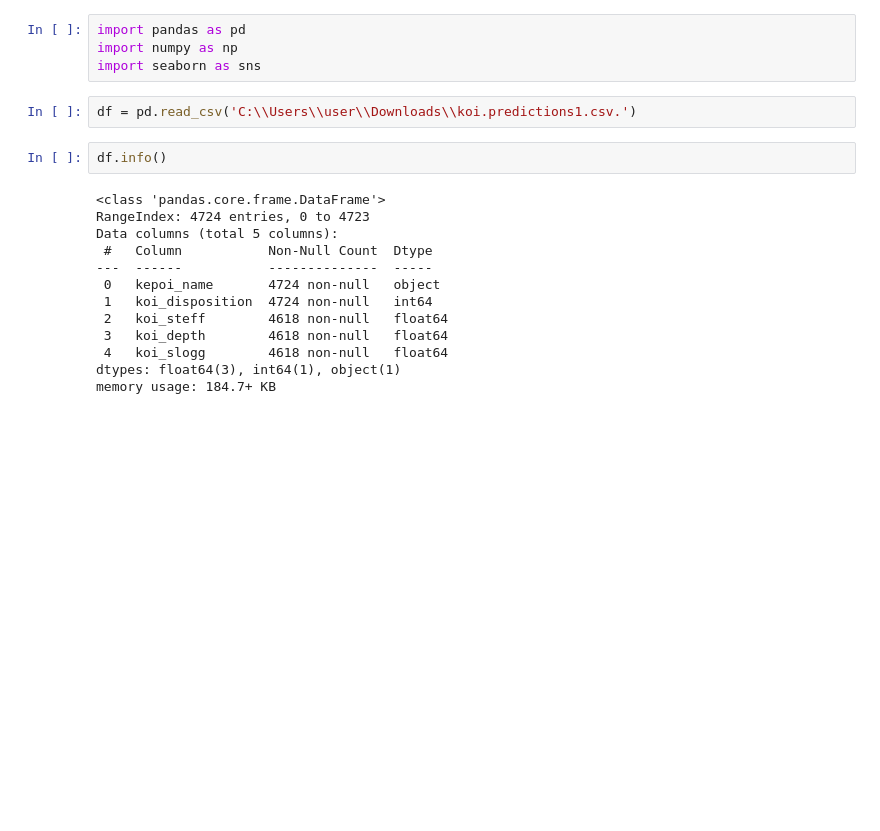
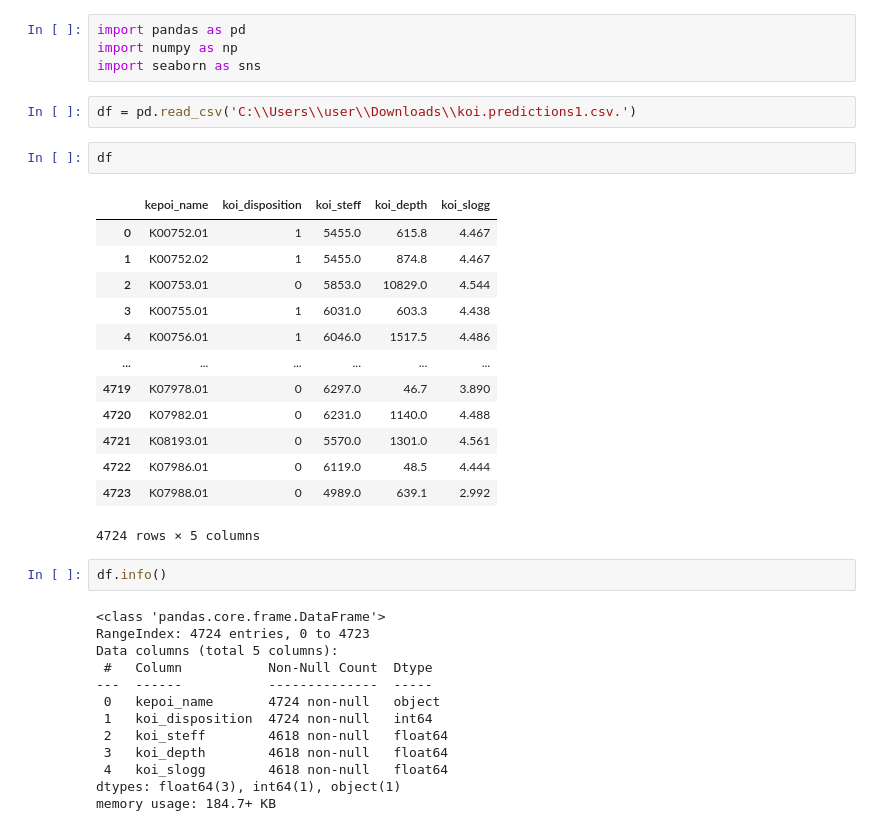
Before and after one commit to Alex-stat3/Kepler, a Jupyter notebook: temperature_params.ipynb, the cells around one changed output. Drawn from its saved outputs; the diff is of its cells as text; blank space fills up the shorter version.

```diff
--- a/temperature_params.ipynb
+++ b/temperature_params.ipynb
@@ -8,6 +8,22 @@ import numpy as np
 import seaborn as sns
 # %%
 df = pd.read_csv('C:\\Users\\user\\Downloads\\koi.predictions1.csv.')
+# %%
+df
+# %% [output]
+|  | kepoi_name | koi_disposition | koi_steff | koi_depth | koi_slogg |
+| 0 | K00752.01 | 1 | 5455.0 | 615.8 | 4.467 |
+| 1 | K00752.02 | 1 | 5455.0 | 874.8 | 4.467 |
+| 2 | K00753.01 | 0 | 5853.0 | 10829.0 | 4.544 |
+| 3 | K00755.01 | 1 | 6031.0 | 603.3 | 4.438 |
+| 4 | K00756.01 | 1 | 6046.0 | 1517.5 | 4.486 |
+| ... | ... | ... | ... | ... | ... |
+| 4719 | K07978.01 | 0 | 6297.0 | 46.7 | 3.890 |
+| 4720 | K07982.01 | 0 | 6231.0 | 1140.0 | 4.488 |
+| 4721 | K08193.01 | 0 | 5570.0 | 1301.0 | 4.561 |
+| 4722 | K07986.01 | 0 | 6119.0 | 48.5 | 4.444 |
+| 4723 | K07988.01 | 0 | 4989.0 | 639.1 | 2.992 |
+4724 rows × 5 columns
 # %%
 df.info()
 # %% [output]
```
Also changed, not shown: parts of 7 cells of this notebook.
